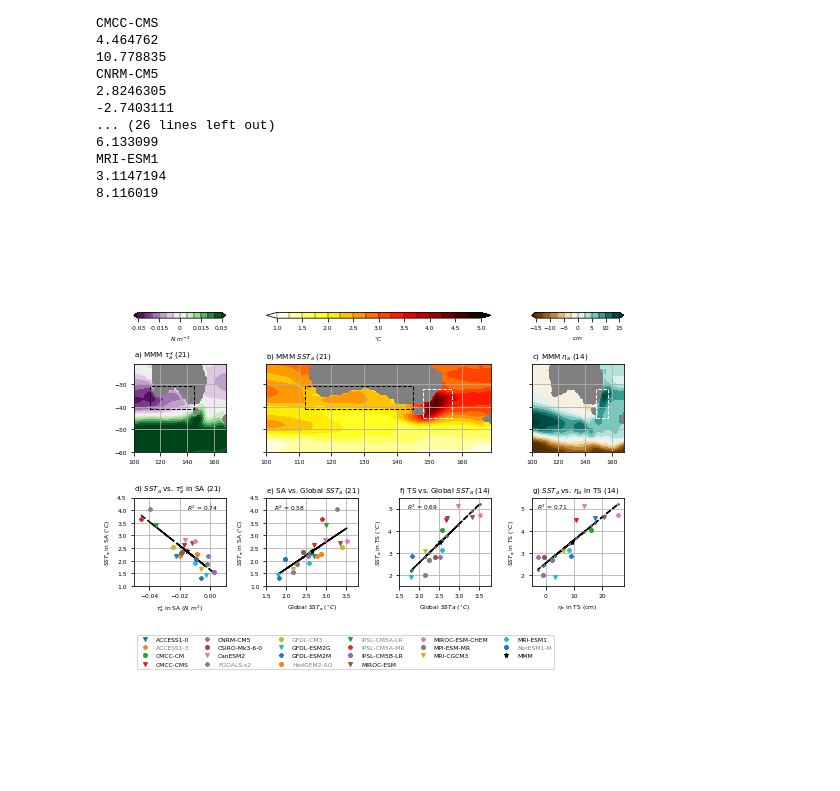
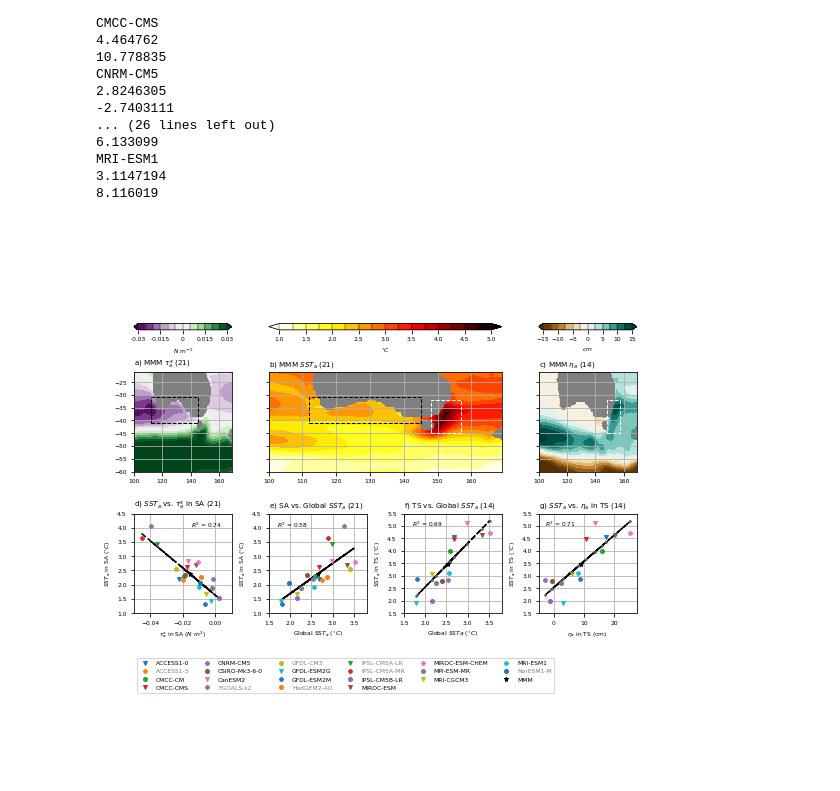
Before and after one commit to ERDuran/CMIP5, a Jupyter notebook: p24_MMM_scatter_pub.ipynb, the cells around one changed output. Cells and saved outputs as stored; diff of their text form; code cells hidden in the pictures.

Commit message:
updated figure for publication

```diff
--- a/p24_MMM_scatter_pub.ipynb
+++ b/p24_MMM_scatter_pub.ipynb
@@ -648,7 +648,7 @@ def arange(start,end,stride=1):
 row = 4
 col = 4
 fig = plt.figure()
-fig.set_size_inches(7.5,8)
+fig.set_size_inches(7.5,7.5)
 matplotlib.rcParams.update({'font.size': 6})
 marker = itertools.cycle(('v', 'P', 'o'))
 
@@ -737,6 +737,7 @@ ax = plt.subplot2grid((row, col), (2, 0), rowspan=1, colspan=1)
 wind_pool_sorted_cleaned_values = list(wind_pool_sorted_cleaned.values())
 warm_pool_sorted_cleaned_values = list(warm_pool_sorted_cleaned.values())
 tau_x_SA_values_mean = np.nanmean(wind_pool_sorted_cleaned_values)
+thetao_anom_MMM_values_mean = np.nanmean(warm_pool_sorted_cleaned_values)
 fit = np.polyfit(wind_pool_sorted_cleaned_values, warm_pool_sorted_cleaned_values, 1)
 fit_fn = np.poly1d(fit)
 plt.plot(wind_pool_sorted_cleaned_values, fit_fn(wind_pool_sorted_cleaned_values), '--k')
@@ -769,7 +770,7 @@ plt.plot(thetao_global_MMM_values, fit_fn(thetao_global_MMM_values), '--k')
 for idx, t in enumerate(plot_list):
     plt.plot(global_MMM[t] ,warm_pool_sorted_cleaned[t] ,
              marker = next(marker), markersize=4 ,linestyle='')
-plt.plot(thetao_global_MMM_values_mean, thetao_anom_MMM_values_mean ,
+plt.plot(thetao_global_MMM_values_mean, thetao_anom_MMM_values_mean,
          marker = '*', markersize=5 ,linestyle='', color='k')
 R2 = np.corrcoef(thetao_global_MMM_values, thetao_anom_MMM_values)[0, 1]**2
 plt.title('e) SA vs. Global $SST_{a}$'
@@ -785,6 +786,8 @@ plt.text(1.7, 4, '$R^2$ = ' + str(np.round(R2*100)/100))
 
 ##########################################################################################
 ax = plt.subplot2grid((row, col), (2, 2), rowspan=1, colspan=1)
+TS_pool_MMM_values = list(TS_pool.values())
+TS_pool_MMM_values_mean = np.nanmean(TS_pool_MMM_values)
 global_MMM_TS_values = list(global_MMM_TS.values())
 global_MMM_TS_values_mean = np.nanmean(global_MMM_TS_values)
 fit = np.polyfit(global_MMM_TS_values, TS_pool_MMM_values, 1)
@@ -819,9 +822,7 @@ plt.text(1.7, 5, '$R^2$ = ' + str(np.round(R2*100)/100))
 ##########################################################################################
 ax = plt.subplot2grid((row, col), (2, 3), rowspan=1, colspan=1)
 CS_pool_MMM_values = list(CS_pool.values())
-TS_pool_MMM_values = list(TS_pool.values())
 CS_pool_MMM_values_mean = np.nanmean(CS_pool_MMM_values)
-TS_pool_MMM_values_mean = np.nanmean(TS_pool_MMM_values)
 fit = np.polyfit(CS_pool_MMM_values, TS_pool_MMM_values, 1)
 fit_fn = np.poly1d(fit)
 plt.plot(CS_pool_MMM_values, fit_fn(CS_pool_MMM_values), '--k')
@@ -855,32 +856,32 @@ ax = plt.subplot2grid((row, col), (3, 0), rowspan=1, colspan=4)
 for idx, t in enumerate(plot_list):
     plt.plot(wind_pool_sorted_cleaned[t] ,warm_pool_sorted_cleaned[t] ,
              marker = next(marker), markersize=4 ,linestyle='')
 plt.plot(tau_x_SA_values_mean, thetao_anom_MMM_values_mean ,
          marker = '*', markersize=5 ,linestyle='', color='k')
 plot_list_legend = plot_list[:]
 plot_list_legend.append('MMM')
 lgd = plt.legend(plot_list_legend, loc='upper left', ncol=6)
 lgd.get_texts()[8].set_color('gray')
 lgd.get_texts()[11].set_color('gray')
 lgd.get_texts()[1].set_color('gray')
 lgd.get_texts()[7].set_color('gray')
 lgd.get_texts()[12].set_color('gray')
 lgd.get_texts()[13].set_color('gray')
 lgd.get_texts()[20].set_color('gray')
 plt.xlim([-0.05, 0.03])
 plt.ylim([10, 16])
 plt.axis('off')
 ##########################################################################################
 
 
-fig.tight_layout(rect=[0, 0, 1, 0.90])
+fig.tight_layout(pad=0, w_pad=0.5, h_pad=0.5)
 
 output_ls = os.listdir(figures_path)
 if not script_name:
     script_name = 'test'
 elif script_name not in output_ls:
     os.mkdir(figures_path + '/' + script_name)
 plt.savefig(figures_path + '/' + script_name + '/' + script_name[0:3] \
             + '_fig2_' + '.png', bbox_inches='tight', dpi=300)
 # %% [output]
-[figure, old version]
+[figure, new version]
```
Also changed, not shown: parts of 2 cells of this notebook.
